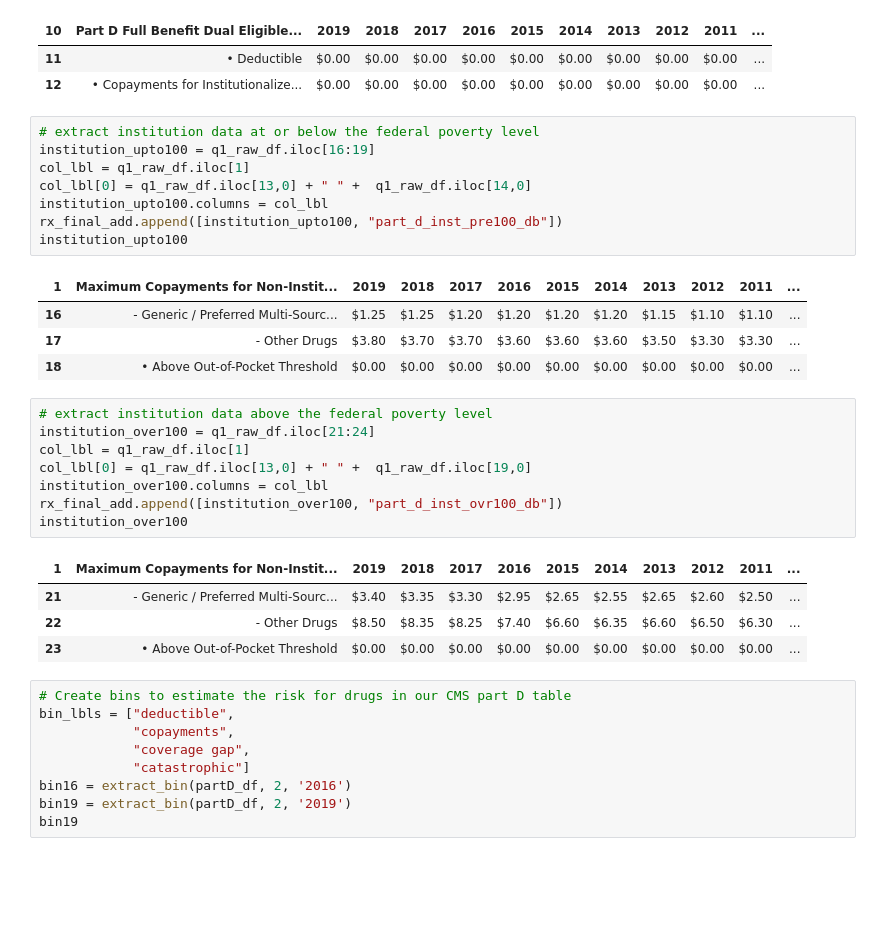
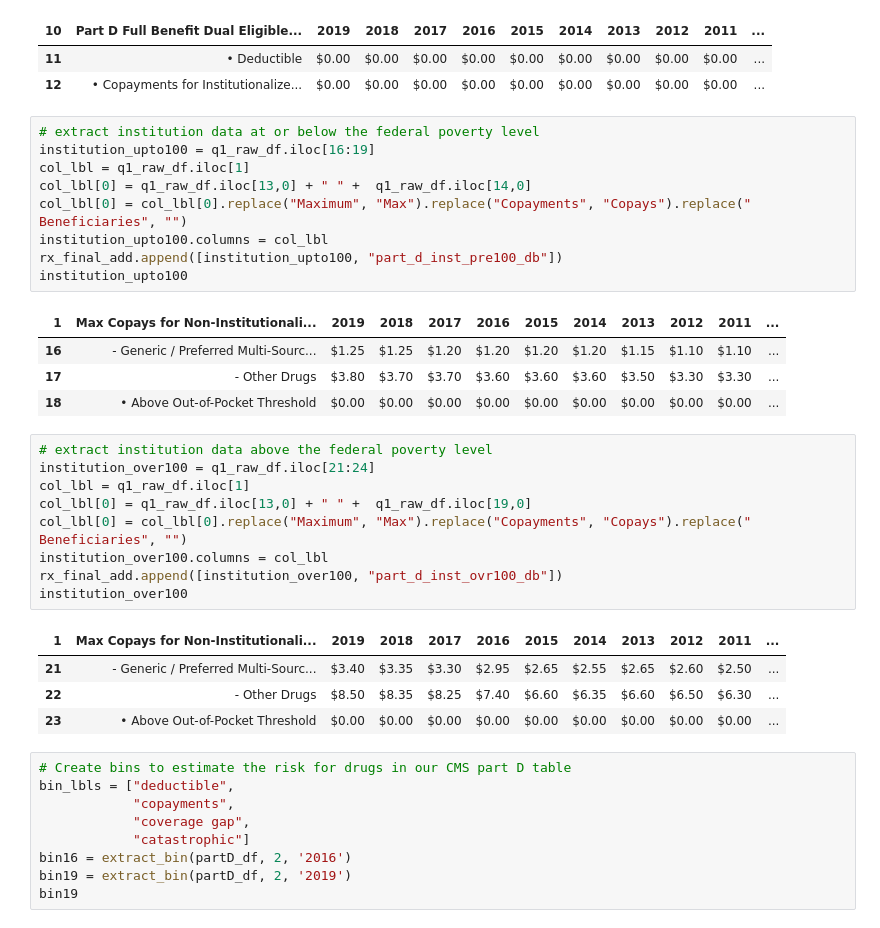
Before and after one commit to kychien/Part_D_RX_ETL, a Jupyter notebook: RX_ETL.ipynb, the cells around one changed output. Cells and saved outputs as stored; diff of their text form; blank space fills up the shorter version.

```diff
--- a/RX_ETL.ipynb
+++ b/RX_ETL.ipynb
@@ -443,13 +448,14 @@ dual_eligible_df
 # %%
 # extract institution data at or below the federal poverty level
 institution_upto100 = q1_raw_df.iloc[16:19]
 col_lbl = q1_raw_df.iloc[1]
 col_lbl[0] = q1_raw_df.iloc[13,0] + " " +  q1_raw_df.iloc[14,0]
+col_lbl[0] = col_lbl[0].replace("Maximum", "Max").replace("Copayments", "Copays").replace(" Beneficiaries", "")
 institution_upto100.columns = col_lbl
 rx_final_add.append([institution_upto100, "part_d_inst_pre100_db"])
 institution_upto100
 # %% [output]
-| 1 | Maximum Copayments for Non-Instit... | 2019 | 2018 | 2017 | 2016 | 2015 | 2014 | 2013 | 2012 | 2011 | ... |
+| 1 | Max Copays for Non-Institutionali... | 2019 | 2018 | 2017 | 2016 | 2015 | 2014 | 2013 | 2012 | 2011 | ... |
 | 16 | - Generic / Preferred Multi-Sourc... | $1.25 | $1.25 | $1.20 | $1.20 | $1.20 | $1.20 | $1.15 | $1.10 | $1.10 | ... |
 | 17 | - Other Drugs | $3.80 | $3.70 | $3.70 | $3.60 | $3.60 | $3.60 | $3.50 | $3.30 | $3.30 | ... |
 | 18 | • Above Out-of-Pocket Threshold | $0.00 | $0.00 | $0.00 | $0.00 | $0.00 | $0.00 | $0.00 | $0.00 | $0.00 | ... |
@@ -458,11 +464,12 @@ institution_upto100
 institution_over100 = q1_raw_df.iloc[21:24]
 col_lbl = q1_raw_df.iloc[1]
 col_lbl[0] = q1_raw_df.iloc[13,0] + " " +  q1_raw_df.iloc[19,0]
+col_lbl[0] = col_lbl[0].replace("Maximum", "Max").replace("Copayments", "Copays").replace(" Beneficiaries", "")
 institution_over100.columns = col_lbl
 rx_final_add.append([institution_over100, "part_d_inst_ovr100_db"])
 institution_over100
 # %% [output]
-| 1 | Maximum Copayments for Non-Instit... | 2019 | 2018 | 2017 | 2016 | 2015 | 2014 | 2013 | 2012 | 2011 | ... |
+| 1 | Max Copays for Non-Institutionali... | 2019 | 2018 | 2017 | 2016 | 2015 | 2014 | 2013 | 2012 | 2011 | ... |
 | 21 | - Generic / Preferred Multi-Sourc... | $3.40 | $3.35 | $3.30 | $2.95 | $2.65 | $2.55 | $2.65 | $2.60 | $2.50 | ... |
 | 22 | - Other Drugs | $8.50 | $8.35 | $8.25 | $7.40 | $6.60 | $6.35 | $6.60 | $6.50 | $6.30 | ... |
 | 23 | • Above Out-of-Pocket Threshold | $0.00 | $0.00 | $0.00 | $0.00 | $0.00 | $0.00 | $0.00 | $0.00 | $0.00 | ... |
```
Also changed, not shown: parts of 8 cells of this notebook.
